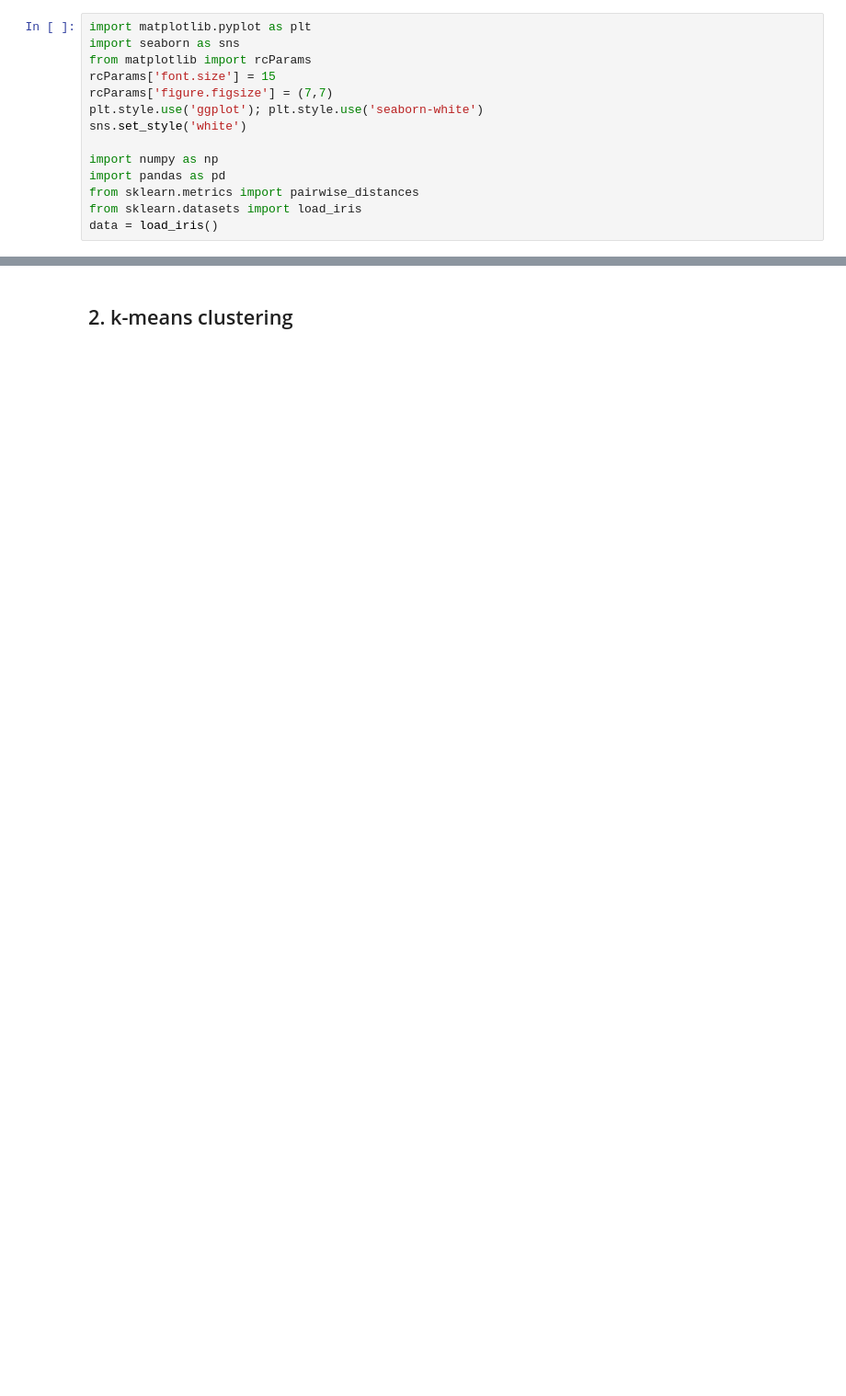
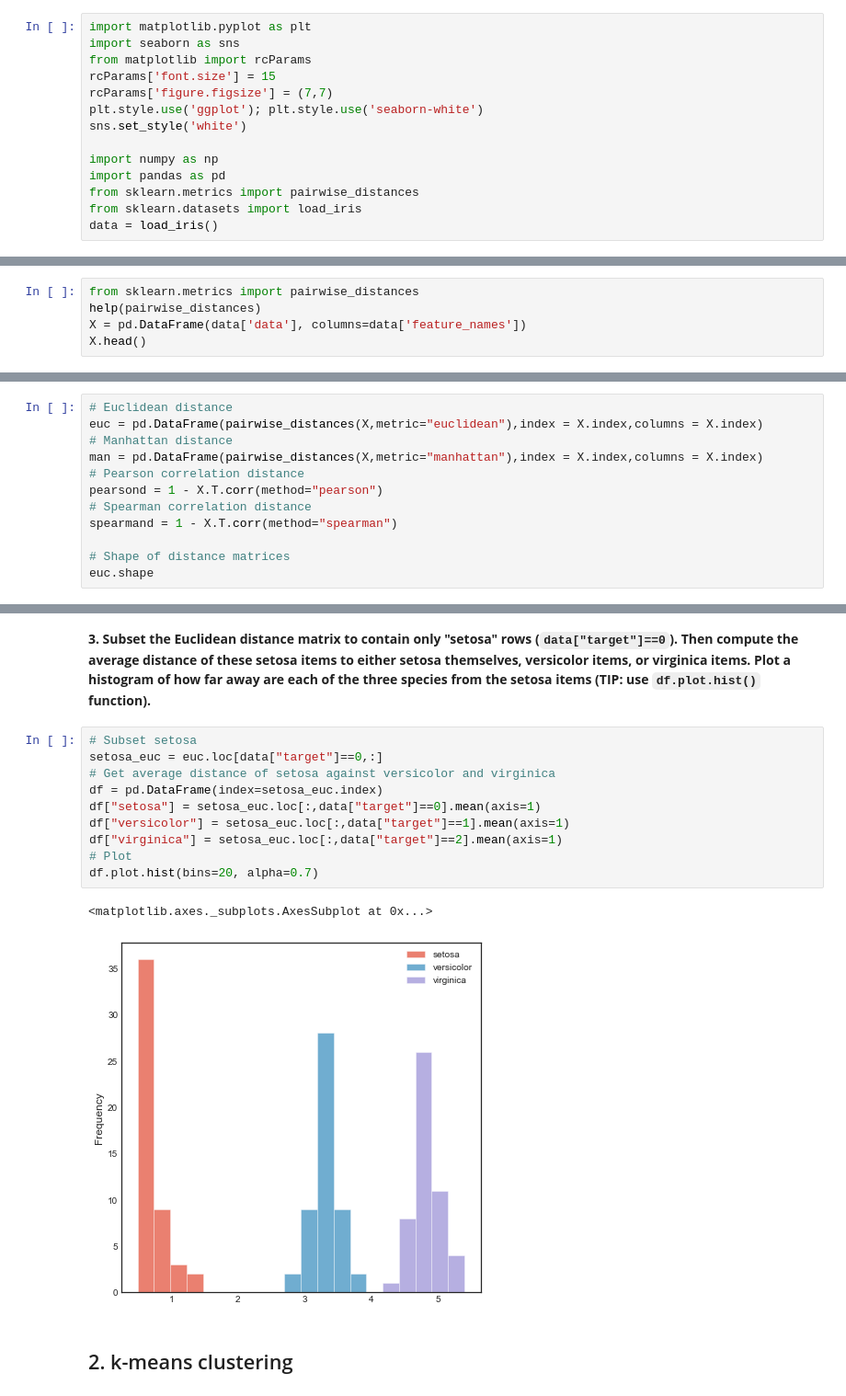
Before and after one commit to IvoLeist/ml_cnag-crg_course, a Jupyter notebook: day3/unsupervised_learning.ipynb, the cells around one changed output, grey strips where cells are left out. Shown at 92% size. Saved outputs shown, nothing was run; the diff lists cells and outputs as text; blank space fills up the shorter version.

Commit message:
Added exercises on distances

```diff
--- a/day3/unsupervised_learning.ipynb
+++ b/day3/unsupervised_learning.ipynb
@@ -39,0 +59,5 @@ To find a particular clustering solution, we need to define what "similar/dissim
+# %%
+from sklearn.metrics import pairwise_distances
+help(pairwise_distances)
+X = pd.DataFrame(data['data'], columns=data['feature_names'])
+X.head()
@@ -39,0 +90,12 @@ To find a particular clustering solution, we need to define what "similar/dissim
+# %%
+# Euclidean distance
+euc = pd.DataFrame(pairwise_distances(X,metric="euclidean"),index = X.index,columns = X.index)
+# Manhattan distance
+man = pd.DataFrame(pairwise_distances(X,metric="manhattan"),index = X.index,columns = X.index)
+# Pearson correlation distance
+pearsond = 1 - X.T.corr(method="pearson")
+# Spearman correlation distance
+spearmand = 1 - X.T.corr(method="spearman")
+
+# Shape of distance matrices
+euc.shape
@@ -40,3 +145,18 @@ To find a particular clustering solution, we need to define what "similar/dissim
+# %% [markdown]
+**3. Subset the Euclidean distance matrix to contain only "setosa" rows (`data["target"]==0`). Then compute the average distance of these setosa items to either setosa themselves, versicolor items, or virginica items. Plot a histogram of how far away are each of the three species from the setosa items (TIP: use `df.plot.hist()` function).**
+# %%
+# Subset setosa
+setosa_euc = euc.loc[data["target"]==0,:]
+# Get average distance of setosa against versicolor and virginica
+df = pd.DataFrame(index=setosa_euc.index)
+df["setosa"] = setosa_euc.loc[:,data["target"]==0].mean(axis=1)
+df["versicolor"] = setosa_euc.loc[:,data["target"]==1].mean(axis=1)
+df["virginica"] = setosa_euc.loc[:,data["target"]==2].mean(axis=1)
+# Plot
+df.plot.hist(bins=20, alpha=0.7)
+# %% [output]
+<matplotlib.axes._subplots.AxesSubplot at 0x...>
+[figure, added]
 # %% [markdown]
 <a id='section2'></a>
 ## 2. k-means clustering
```
Also changed, not shown: parts of 9 cells of this notebook.
